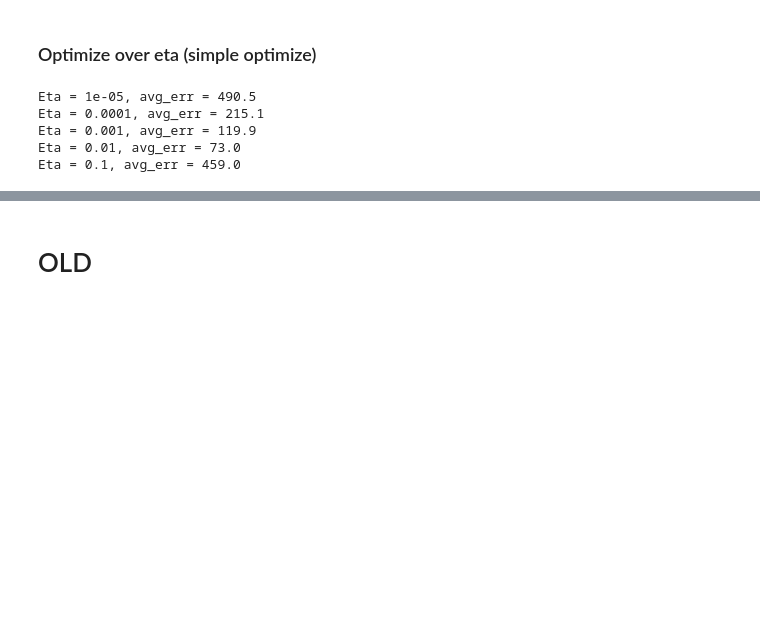
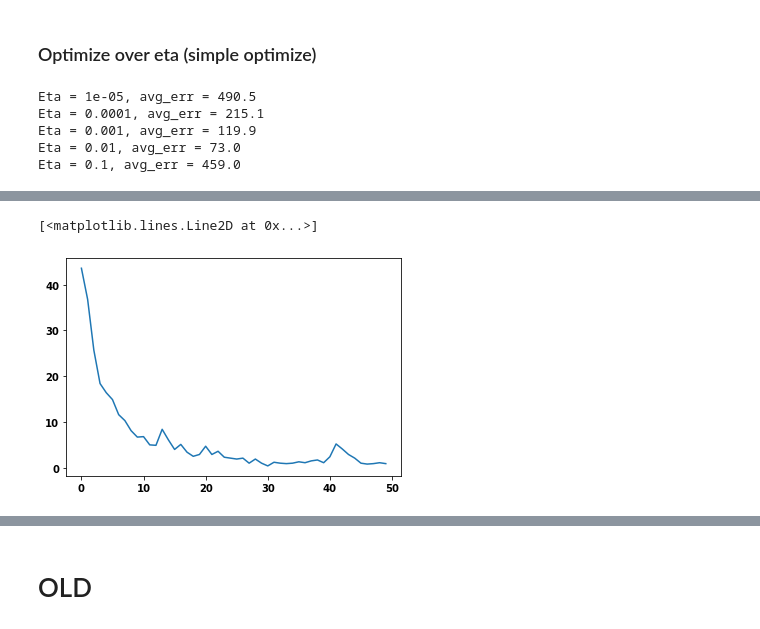
Before and after one commit to giorgiosav/dl-proj1, a Jupyter notebook: proj1_Manu.ipynb, the cells around one changed output, grey strips where cells are left out. Saved outputs shown, nothing was run; the diff lists cells and outputs as text; code cells hidden in the pictures; blank space fills up the shorter version.

```diff
--- a/proj1_Manu.ipynb
+++ b/proj1_Manu.ipynb
@@ -576,0 +705,5 @@ Eta = 0.1, avg_err = 459.0
+# %%
+plt.plot(epochs_range, acc['train'])
+# %% [output]
+[<matplotlib.lines.Line2D at 0x...>]
+[figure, added]
```
Also changed, not shown: parts of 18 cells of this notebook.
